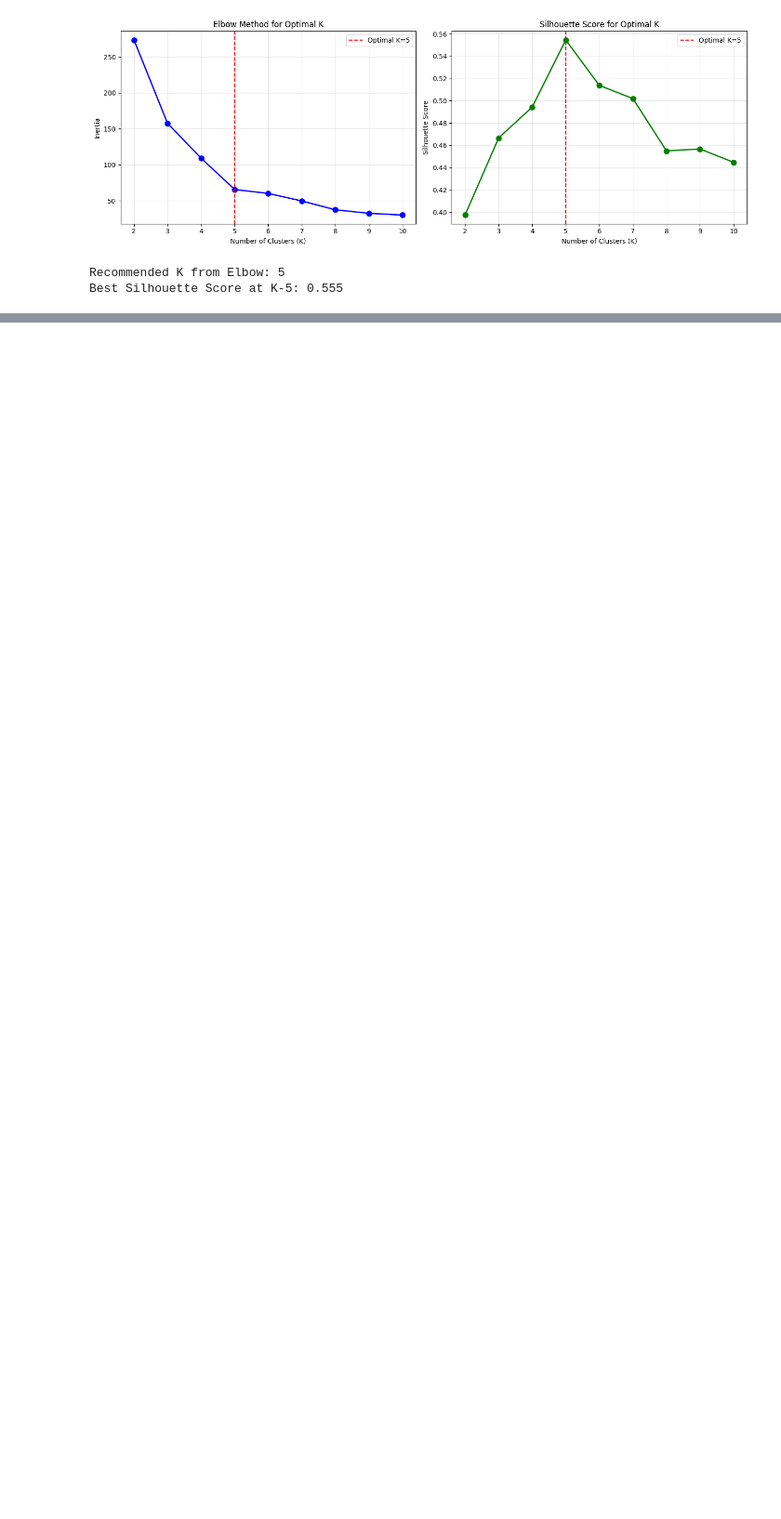
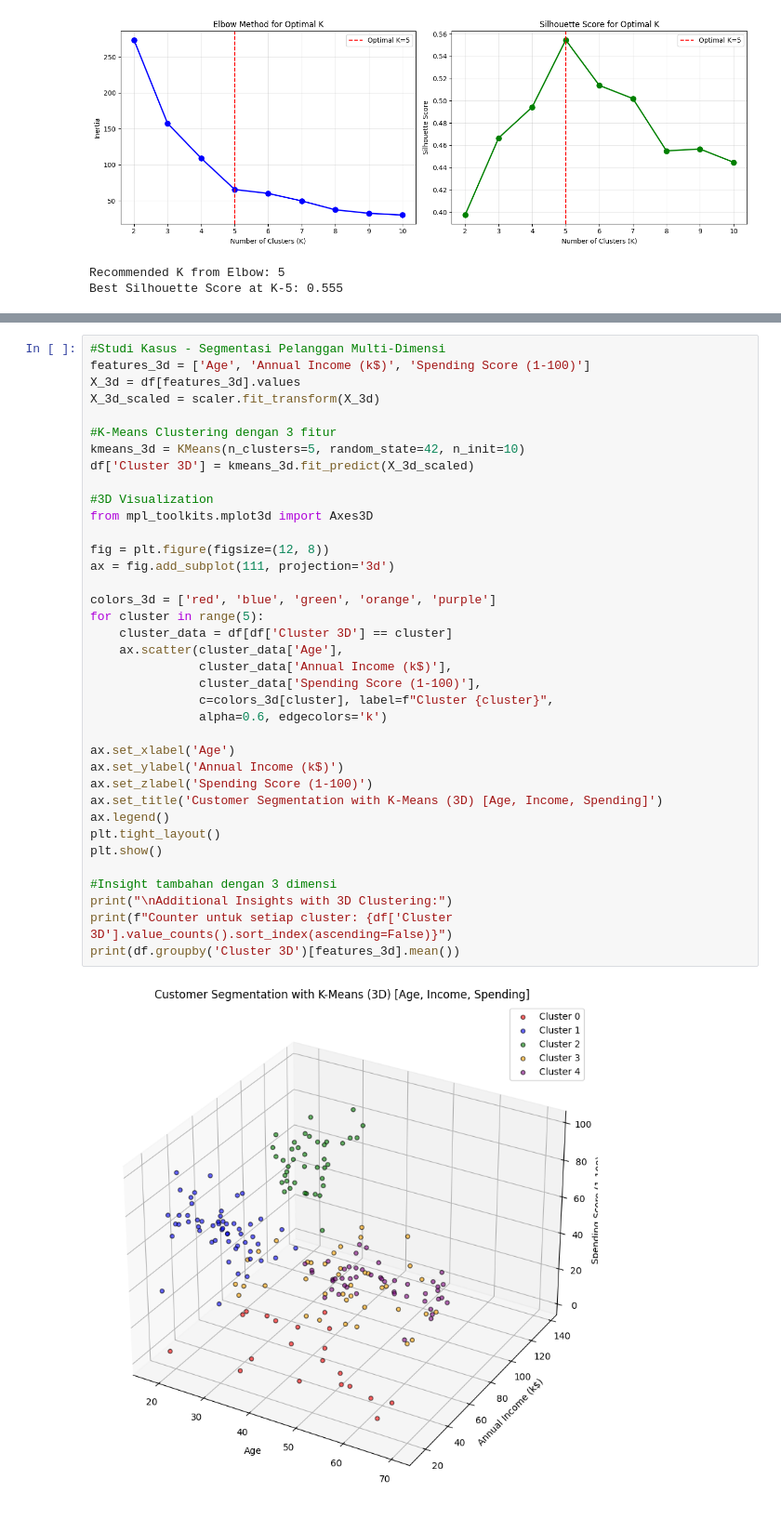
Before and after one commit to GampichXD/Computer-Vision---Indonesia-AI--Making-Own-Material-, a Jupyter notebook: Day 4 - Clustering Algorithm/main.ipynb, the cells around one changed output, grey strips where cells are left out. Shown at 93% size. Saved outputs shown, nothing was run; the diff lists cells and outputs as text; blank space fills up the shorter version.

```diff
--- a/Day 4 - Clustering Algorithm/main.ipynb
+++ b/Day 4 - Clustering Algorithm/main.ipynb
@@ -246,0 +520,39 @@ Cluster 4: Low Income - Low Spenders (Terbatas) - Pelanggan dengan pendapatan re
+# %%
+#Studi Kasus - Segmentasi Pelanggan Multi-Dimensi
+features_3d = ['Age', 'Annual Income (k$)', 'Spending Score (1-100)']
+X_3d = df[features_3d].values
+X_3d_scaled = scaler.fit_transform(X_3d)
+
+#K-Means Clustering dengan 3 fitur
+kmeans_3d = KMeans(n_clusters=5, random_state=42, n_init=10)
+df['Cluster 3D'] = kmeans_3d.fit_predict(X_3d_scaled)
+
+#3D Visualization
+from mpl_toolkits.mplot3d import Axes3D
+
+fig = plt.figure(figsize=(12, 8))
+ax = fig.add_subplot(111, projection='3d')
+
+colors_3d = ['red', 'blue', 'green', 'orange', 'purple']
+for cluster in range(5):
+    cluster_data = df[df['Cluster 3D'] == cluster]
+    ax.scatter(cluster_data['Age'],
+               cluster_data['Annual Income (k$)'],
+               cluster_data['Spending Score (1-100)'],
+               c=colors_3d[cluster], label=f"Cluster {cluster}",
+               alpha=0.6, edgecolors='k')
+
+ax.set_xlabel('Age')
+ax.set_ylabel('Annual Income (k$)')
+ax.set_zlabel('Spending Score (1-100)')
+ax.set_title('Customer Segmentation with K-Means (3D) [Age, Income, Spending]')
+ax.legend()
+plt.tight_layout()
+plt.show()
+
+#Insight tambahan dengan 3 dimensi
+print("\nAdditional Insights with 3D Clustering:")
+print(f"Counter untuk setiap cluster: {df['Cluster 3D'].value_counts().sort_index(ascending=False)}")
+print(df.groupby('Cluster 3D')[features_3d].mean())
+# %% [output]
+[figure, added]
```
Also changed, not shown: parts of 31 cells of this notebook, 4 other files.
